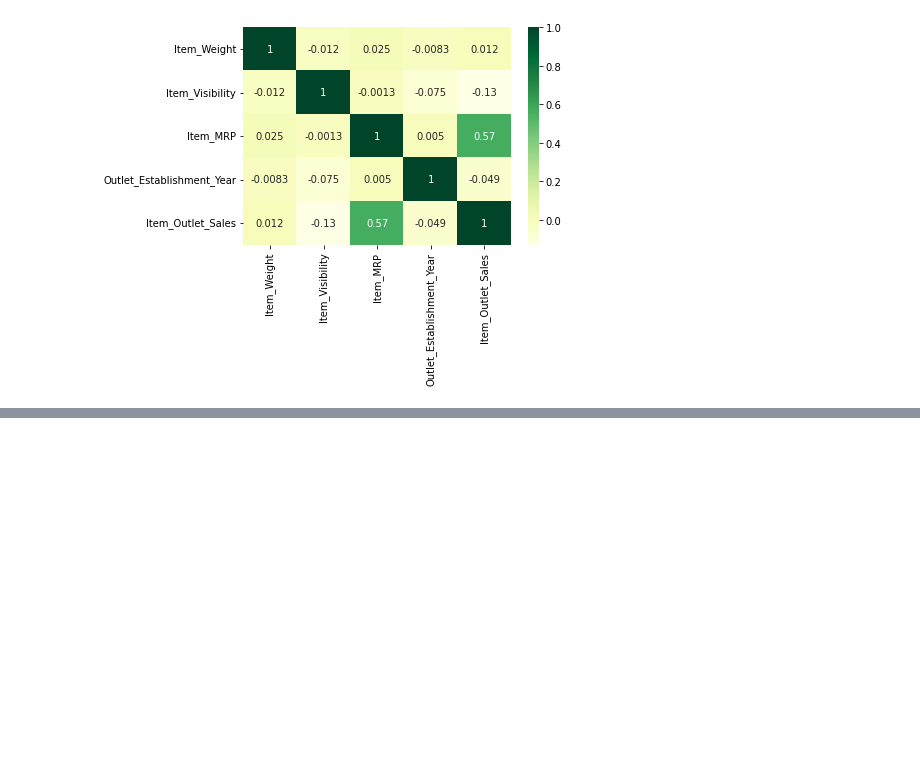
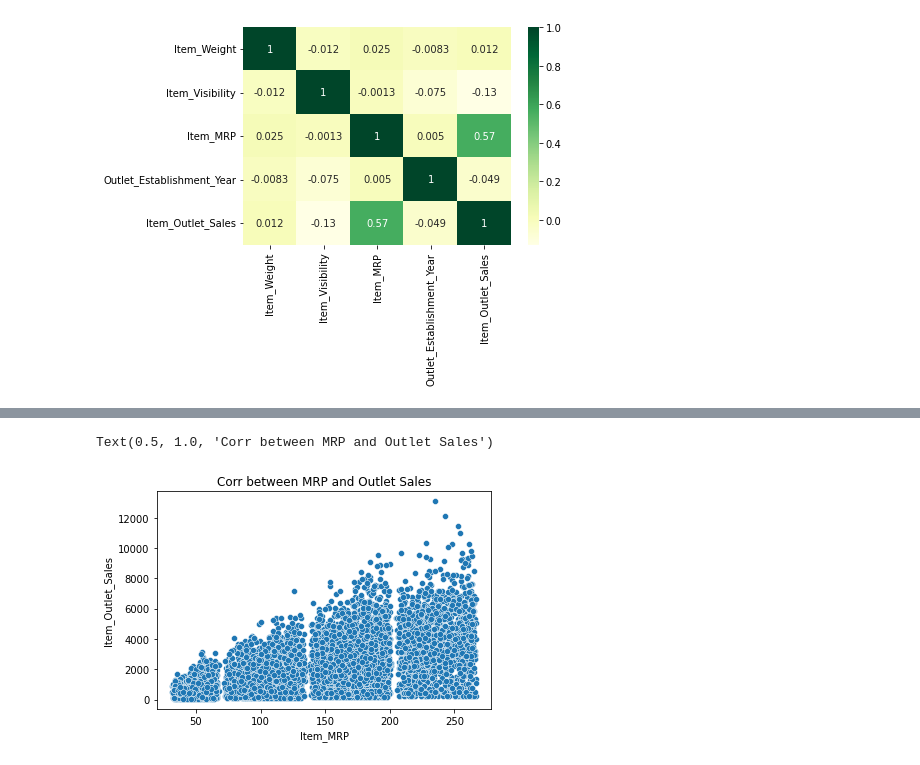
Before and after one commit to s2tandu0p/sales-forecast, a Jupyter notebook: Sales_Predictions.ipynb, the cells around one changed output, grey strips where cells are left out. Drawn from its saved outputs; the diff is of its cells as text; code cells hidden in the pictures; blank space fills up the shorter version.

```diff
--- a/Sales_Predictions.ipynb
+++ b/Sales_Predictions.ipynb
@@ -346,0 +379,6 @@ sns.heatmap(corr, cmap = 'YlGn', annot = True);
+# %%
+sns.scatterplot(data=df, x='Item_MRP', y='Item_Outlet_Sales');
+plt.title('Corr between MRP and Outlet Sales')
+# %% [output]
+Text(0.5, 1.0, 'Corr between MRP and Outlet Sales')
+[figure, added]
```
Also changed, not shown: parts of 15 cells of this notebook.
